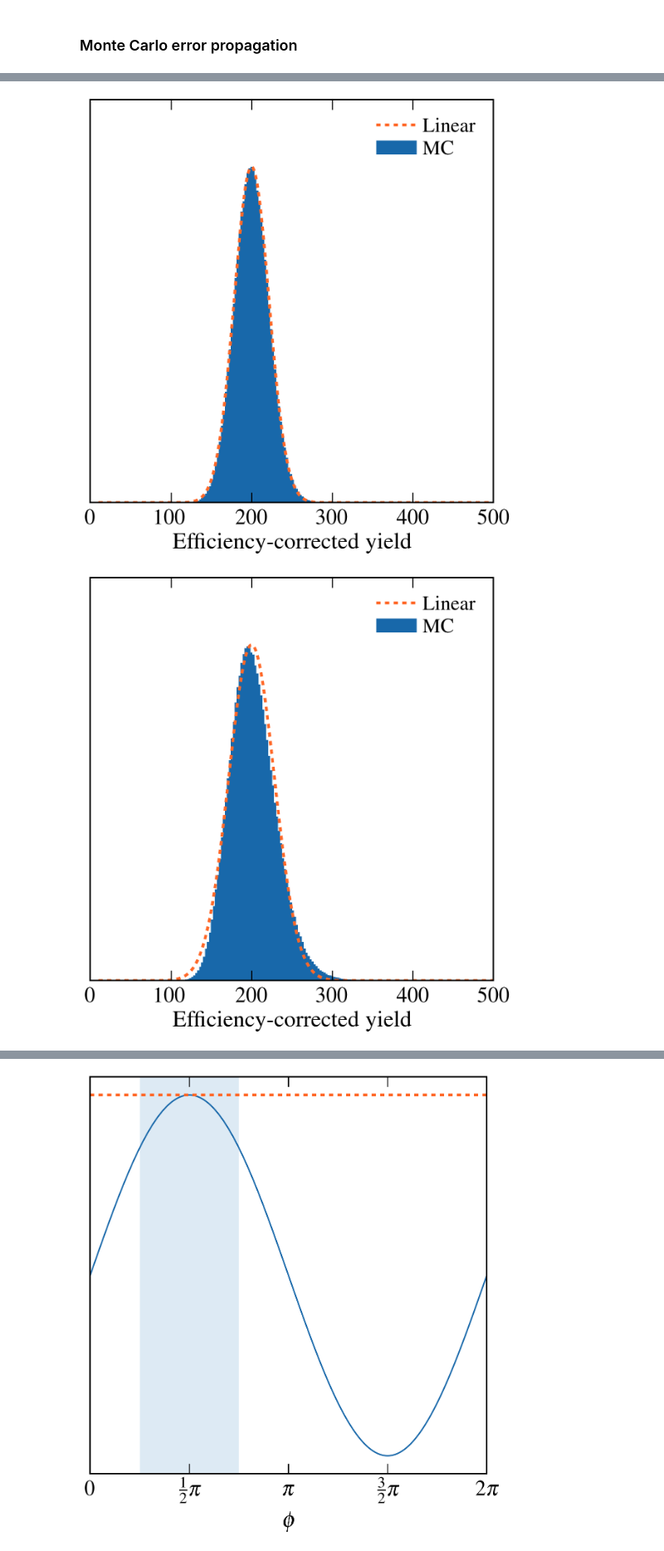
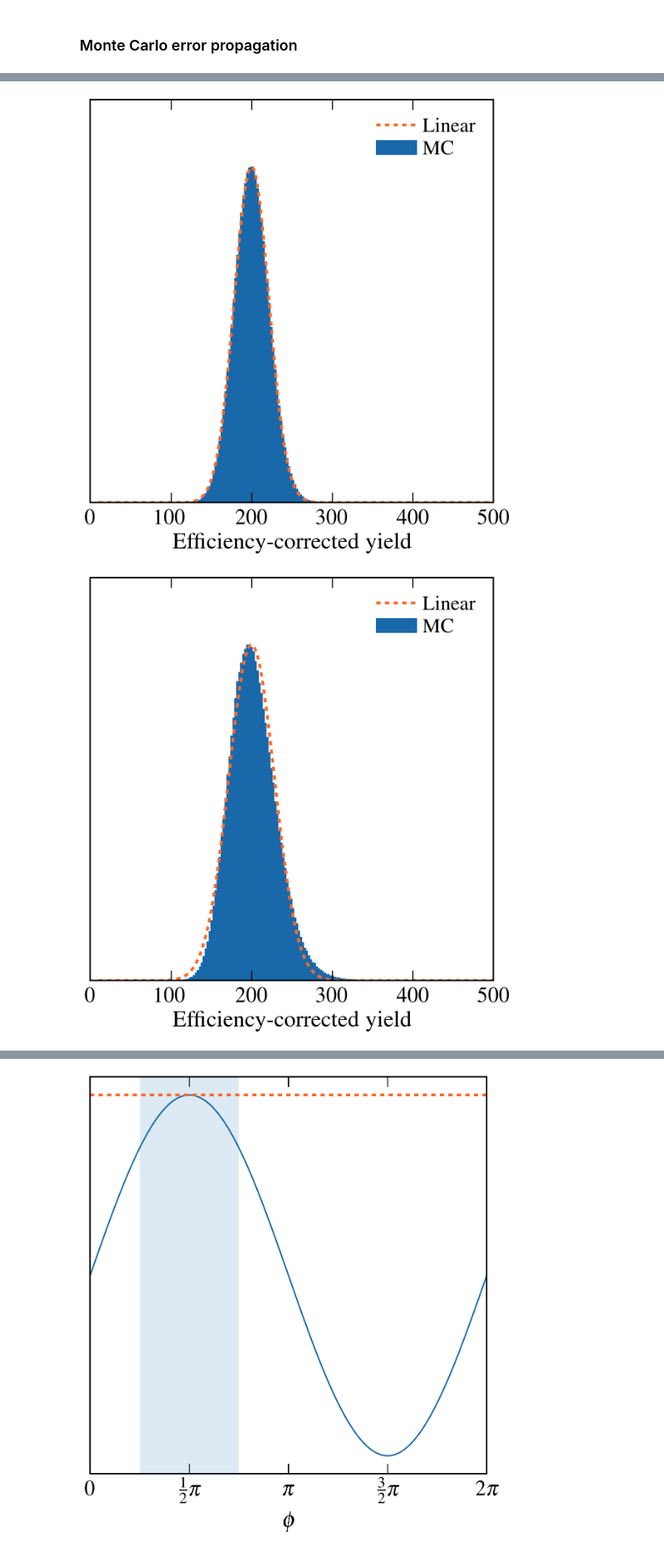
Before and after one commit to dominikmuller/lim-mc-error-prop, a Jupyter notebook: notebook.ipynb, the cells around one changed output, grey strips where cells are left out. Shown at 83% size. Drawn from its saved outputs; the diff is of its cells as text; code cells hidden in the pictures.

```diff
--- a/notebook.ipynb
+++ b/notebook.ipynb
@@ -1,8 +1,18 @@
 # %% [markdown]
 # General settings and definitions
 # %%
+%config InlineBackend.figure_format='retina'
+%matplotlib inline
+from __future__ import print_function
+# Some imports to start playing in python
+import mcerp as mc #  Monte Carlo error propagation package
+mc.npts = 1000000
+import uncertainties as lp #  Linear error propagation
+import matplotlib.pyplot as plt
 import numpy as np
 from math import ceil
+from __future__ import print_function
+from scipy.stats import norm as g_pdf
 
 def make_hist(data, **kwargs):
     content, bnds = np.histogram(data, **kwargs)
@@ -33,6 +43,10 @@ style1 = {
     'color':'#1868AA',
     'linewidth': 0
 }
+style_bar = {
+    'color':'#1868AA',
+    'edgecolor': '#1868AA'
+}
 style1line = {
     'color':'#1868AA',
 }
@@ -41,10 +55,3 @@ style2 = {
     'linewidth': 4,
     'linestyle': '--'
 }
-def fix_margins():
-    x0, x1, y0, y1 = plt.axis()
-    plt.axis((x0 - 0.15,
-              x1 + 0.05,
-              y0 - 0.15,
-              y1 + 0.05))
-from scipy.stats import norm as g_pdf
@@ -121,33 +124,33 @@ fig.savefig('sin.pdf')
 
 for unc in [0.001, 0.005, 0.01, 0.02, 0.05, 0.1, 0.15]:
     eff = mc.N(0.5, unc)._mcpts
     vals = mc.N(100,10)._mcpts/eff
     a = lp.ufloat(0.5, unc)
     N = lp.ufloat(100, 10)
     val = N/a
     np.mean(vals)
     xs = np.linspace(10,500,1000)
     val.n, val.s
     nominal = g_pdf.pdf(xs, loc=val.n, scale=val.s)
     fig = plt.figure(figsize=(10,10))
     # ax = fig.add_axes([0.1, 0.1, 0.8, 0.8])
     ax = fig.add_subplot(1,1,1)
 
     nominal /= np.max(nominal)
 
     cont, ctrs, width = make_hist(vals, range=(10., 500.), bins=200, density=True)
-    ax.bar(ctrs, cont, width=width, label='MC', **style1);
+    ax.bar(ctrs, cont, width=width, label='MC', **style_bar);
     ax.plot(xs, nominal, label='Linear', **style2)
     ax.legend(loc='best')
     ax.set_ylim((0,1.2))
     ax.set_xlabel(r'Efficiency-corrected yield')
 
     ax.set_yticks([])
     fig.savefig('yield_over_eff_{}.pdf'.format(unc))
 # %% [output]
 [figure]
 [figure]
 [figure]
 [figure]
-[figure, old version]
+[figure, new version]
 [figure]
```
Also changed, not shown: parts of 13 cells of this notebook.
